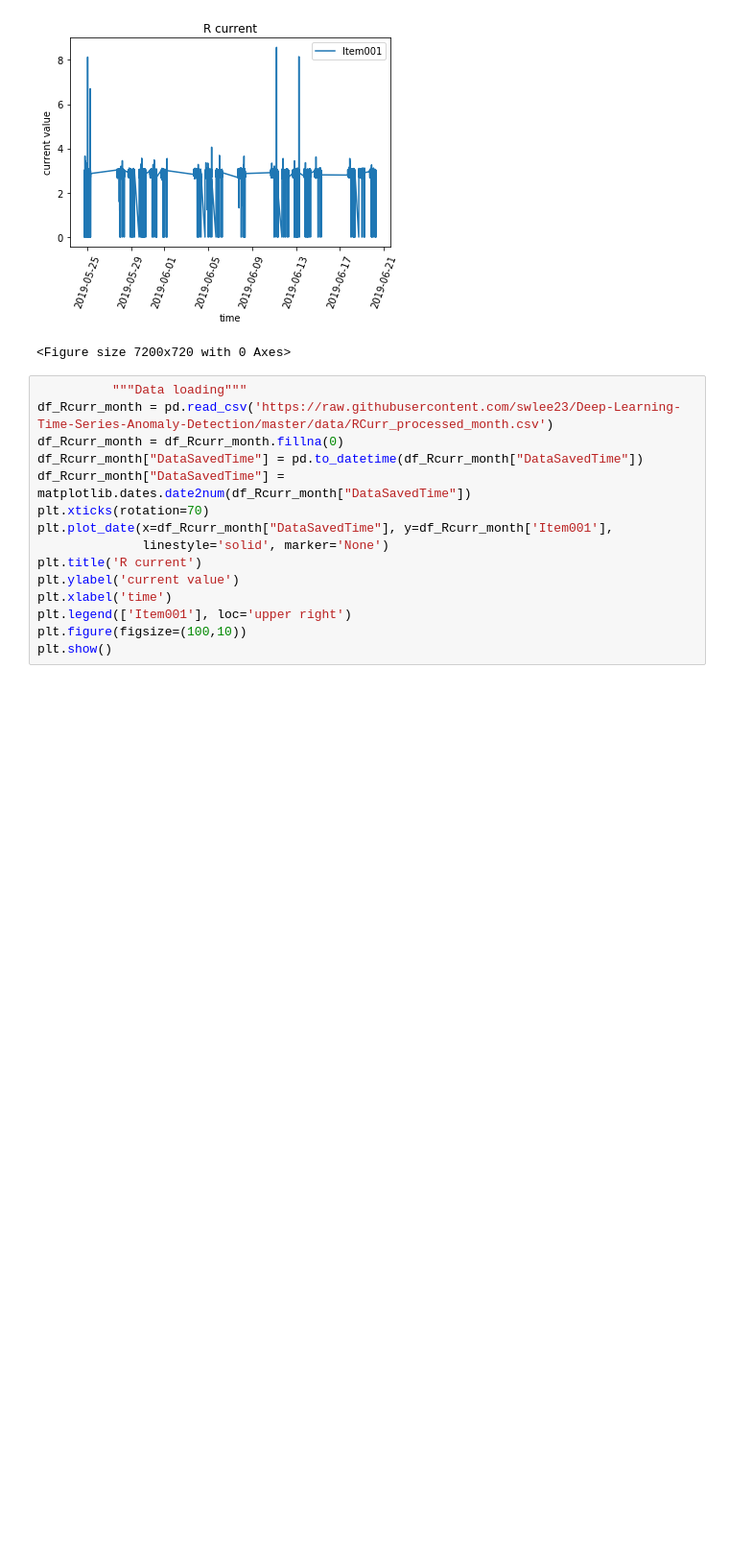
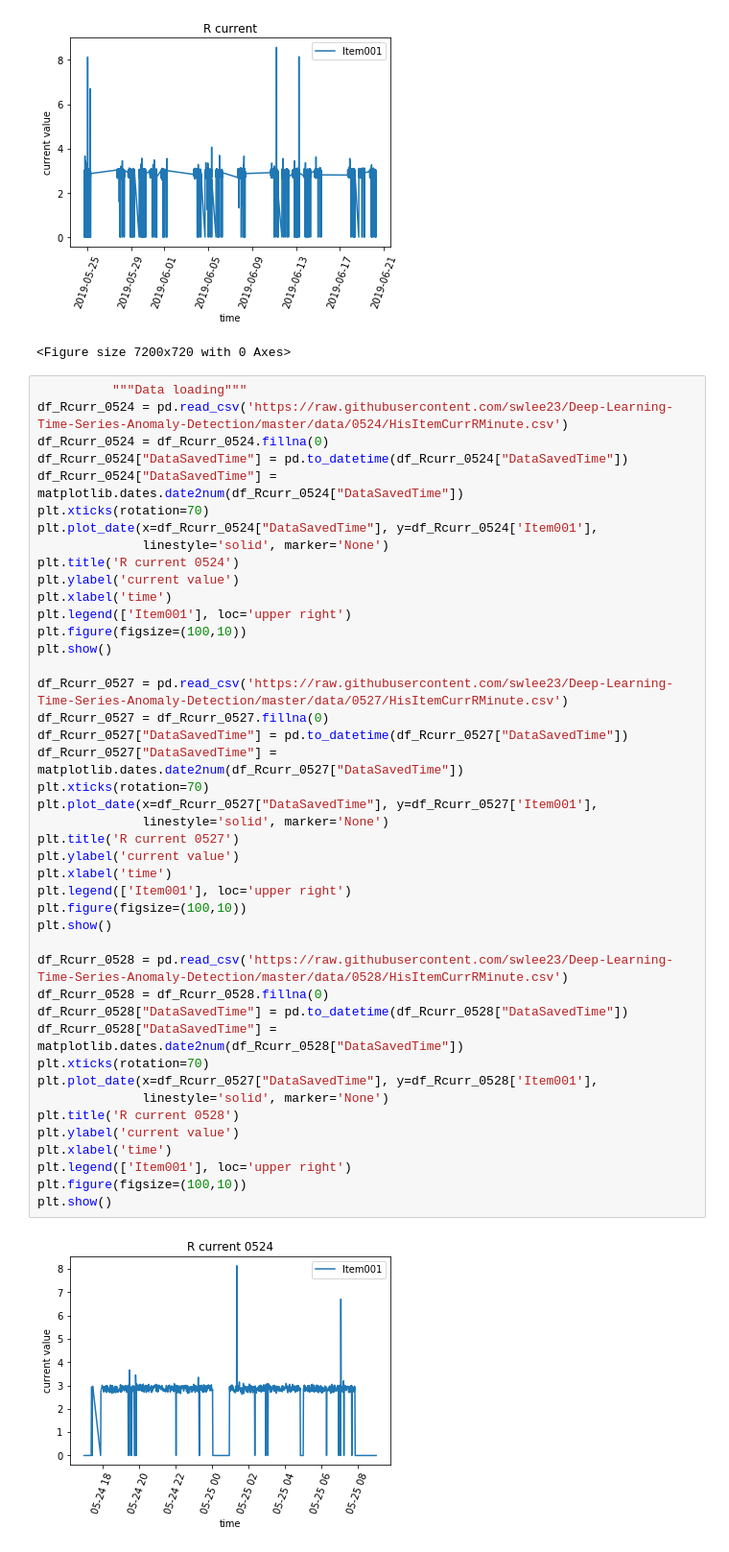
Before and after one commit to swlee052/deep-learning-time-series-anomaly-detection, a Jupyter notebook: data_visualization.ipynb, the cells around one changed output. Shown: that part at 96% size. Cells and saved outputs as stored; diff of their text form; blank space fills up the shorter version.

```diff
--- a/data_visualization.ipynb
+++ b/data_visualization.ipynb
@@ -29,18 +29,48 @@ plt.show()
 # %% [output]
 [figure]
 <Figure size 7200x720 with 0 Axes>
-# %%
-          """Data loading"""
-df_Rcurr_month = pd.read_csv('https://raw.githubusercontent.com/swlee23/Deep-Learning-Time-Series-Anomaly-Detection/master/data/RCurr_processed_month.csv')
-df_Rcurr_month = df_Rcurr_month.fillna(0)
-df_Rcurr_month["DataSavedTime"] = pd.to_datetime(df_Rcurr_month["DataSavedTime"])
-df_Rcurr_month["DataSavedTime"] = matplotlib.dates.date2num(df_Rcurr_month["DataSavedTime"])
-plt.xticks(rotation=70)
-plt.plot_date(x=df_Rcurr_month["DataSavedTime"], y=df_Rcurr_month['Item001'],
-              linestyle='solid', marker='None')
-plt.title('R current')
-plt.ylabel('current value')
-plt.xlabel('time')
-plt.legend(['Item001'], loc='upper right')
-plt.figure(figsize=(100,10))
-plt.show()
+# %%
+          """Data loading"""
+df_Rcurr_0524 = pd.read_csv('https://raw.githubusercontent.com/swlee23/Deep-Learning-Time-Series-Anomaly-Detection/master/data/0524/HisItemCurrRMinute.csv')
+df_Rcurr_0524 = df_Rcurr_0524.fillna(0)
+df_Rcurr_0524["DataSavedTime"] = pd.to_datetime(df_Rcurr_0524["DataSavedTime"])
+df_Rcurr_0524["DataSavedTime"] = matplotlib.dates.date2num(df_Rcurr_0524["DataSavedTime"])
+plt.xticks(rotation=70)
+plt.plot_date(x=df_Rcurr_0524["DataSavedTime"], y=df_Rcurr_0524['Item001'],
+              linestyle='solid', marker='None')
+plt.title('R current 0524')
+plt.ylabel('current value')
+plt.xlabel('time')
+plt.legend(['Item001'], loc='upper right')
+plt.figure(figsize=(100,10))
+plt.show()
+
+df_Rcurr_0527 = pd.read_csv('https://raw.githubusercontent.com/swlee23/Deep-Learning-Time-Series-Anomaly-Detection/master/data/0527/HisItemCurrRMinute.csv')
+df_Rcurr_0527 = df_Rcurr_0527.fillna(0)
+df_Rcurr_0527["DataSavedTime"] = pd.to_datetime(df_Rcurr_0527["DataSavedTime"])
+df_Rcurr_0527["DataSavedTime"] = matplotlib.dates.date2num(df_Rcurr_0527["DataSavedTime"])
+plt.xticks(rotation=70)
+plt.plot_date(x=df_Rcurr_0527["DataSavedTime"], y=df_Rcurr_0527['Item001'],
+              linestyle='solid', marker='None')
+plt.title('R current 0527')
+plt.ylabel('current value')
+plt.xlabel('time')
+plt.legend(['Item001'], loc='upper right')
+plt.figure(figsize=(100,10))
+plt.show()
+
+df_Rcurr_0528 = pd.read_csv('https://raw.githubusercontent.com/swlee23/Deep-Learning-Time-Series-Anomaly-Detection/master/data/0528/HisItemCurrRMinute.csv')
+df_Rcurr_0528 = df_Rcurr_0528.fillna(0)
+df_Rcurr_0528["DataSavedTime"] = pd.to_datetime(df_Rcurr_0528["DataSavedTime"])
+df_Rcurr_0528["DataSavedTime"] = matplotlib.dates.date2num(df_Rcurr_0528["DataSavedTime"])
+plt.xticks(rotation=70)
+plt.plot_date(x=df_Rcurr_0527["DataSavedTime"], y=df_Rcurr_0528['Item001'],
+              linestyle='solid', marker='None')
+plt.title('R current 0528')
+plt.ylabel('current value')
+plt.xlabel('time')
+plt.legend(['Item001'], loc='upper right')
+plt.figure(figsize=(100,10))
+plt.show()
+# %% [output]
+[figure, added]
```
Also changed, not shown: parts of 2 cells of this notebook.
